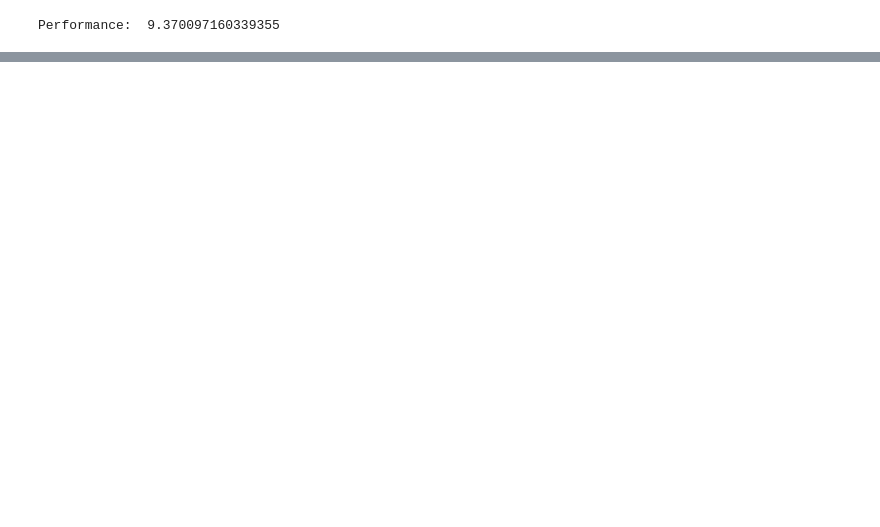
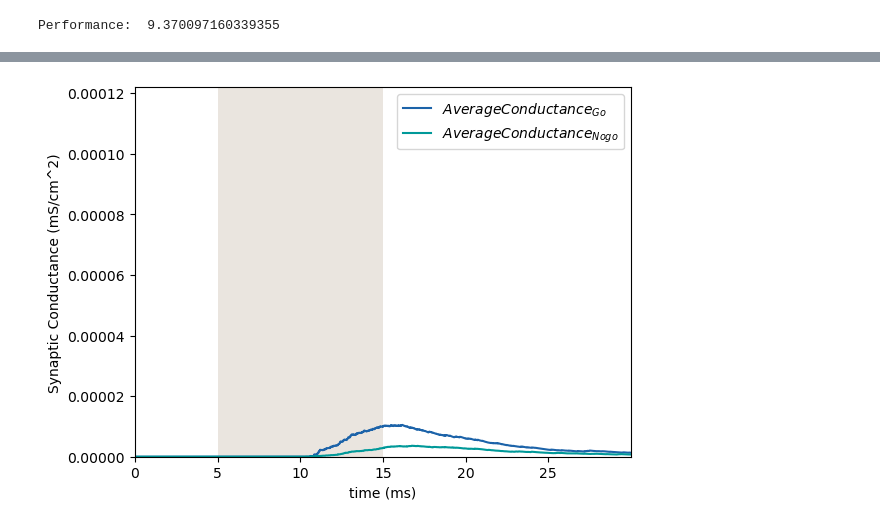
Before and after one commit to LiBinUtokyo/LowRank_ModifiedTheta_SNN, a Jupyter notebook: PYTHON/main_pytorch.ipynb, the cells around one changed output, grey strips where cells are left out. Saved outputs shown, nothing was run; the diff lists cells and outputs as text; code cells hidden in the pictures; blank space fills up the shorter version.

```diff
--- a/PYTHON/main_pytorch.ipynb
+++ b/PYTHON/main_pytorch.ipynb
@@ -319,3 +429,14 @@ prop = torch.max(Out_go)/torch.max(Out_nogo)
 print('Performance: ', prop.item())
 # %% [output]
 Performance:  9.370097160339355
+# %%
+Out_go = Out_go.cpu().numpy()
+Out_nogo = Out_nogo.cpu().numpy()
+Input_go = Input_go.cpu().numpy()
+Input_nogo = Input_nogo.cpu().numpy()
+g_go = g_go.cpu().numpy()
+g_nogo = g_nogo.cpu().numpy()
+V_go = V_go.cpu().numpy()
+V_nogo = V_nogo.cpu().numpy()
+spk_go = spk_go.cpu().numpy()
+spk_nogo = spk_nogo.cpu().numpy()
@@ -321,0 +445,9 @@ Performance:  9.370097160339355
+# %%
+
+# Draw the results
+color_Go = '#1C63A9'
+color_Nogo = '#009999'
+# Draw Output
+fig, ax = plt.subplots()
+Draw_Output(ax,Out_go,'Output_{Go}',dt,Input_go,color_data = color_Go)
+Draw_Output(ax,Out_nogo,'Output_{Nogo}',dt,Input_nogo,color_data=color_Nogo)
@@ -321,0 +456,7 @@ Performance:  9.370097160339355
+# %%
+# Monitor the Average Conductance
+fig, ax = plt.subplots()
+Draw_Conductance(ax,g_go,color_Go,"Average Conductance_{Go}",dt,Input_go)
+Draw_Conductance(ax,g_nogo,color_Nogo,"Average Conductance_{Nogo}",dt,Input_nogo)
+# %% [output]
+[figure, added]
```
Also changed, not shown: parts of 7 cells of this notebook, 3 other files.
